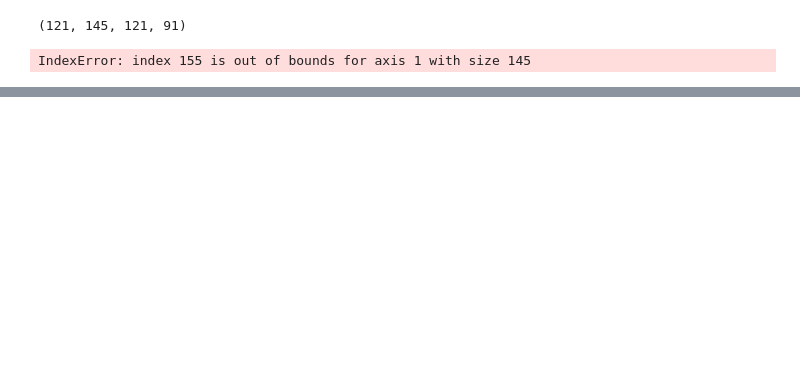
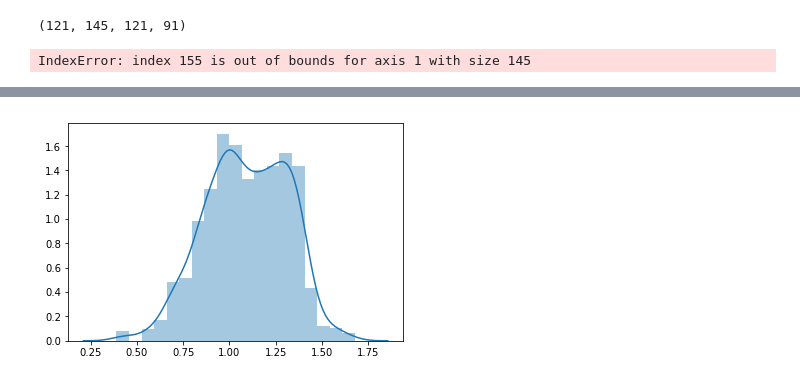
Before and after one commit to illdopejake/hack_projects, a Jupyter notebook: ABA_code.ipynb, the cells around one changed output, grey strips where cells are left out. Drawn from its saved outputs; the diff is of its cells as text; code cells hidden in the pictures; blank space fills up the shorter version.

```diff
--- a/ABA_code.ipynb
+++ b/ABA_code.ipynb
@@ -455,5 +461,6 @@ scans[0].split('/')[7]
 # %%
-tids = [x.split('/')[7] for x in scans]
+#tids = [x.split('/')[7] for x in scans]
+tids = [x.split('_')[2] for x in scans]
 # %%
 tauz = pandas.DataFrame(index = coords.index,columns = tids)
 # %%
@@ -486,0 +490,6 @@ TypeError: __getitem__() takes 1 positional argument but 2 were given
+# %%
+jnk = ni.load(scans[0]).get_data()
+# %%
+rx = [int(round(x)) for x in coords.x]
+ry = [int(round(x)) for x in coords.y]
+rz = [int(round(x)) for x in coords.z]
@@ -486,0 +516,6 @@ TypeError: __getitem__() takes 1 positional argument but 2 were given
+# %%
+for scan in scans:
+    sid = scan.split('_')[2]
+    dat = ni.load(scan).get_data()
+    tauz.loc[:,sid] = dat[rx,ry,rz]
+    print('finished',sid)
@@ -486,0 +540,6 @@ TypeError: __getitem__() takes 1 positional argument but 2 were given
+# %%
+plt.close()
+sns.distplot(tauz.mean(axis=1))
+plt.show()
+# %% [output]
+[figure, added]
```
Also changed, not shown: parts of 41 cells of this notebook, 1 other file.
